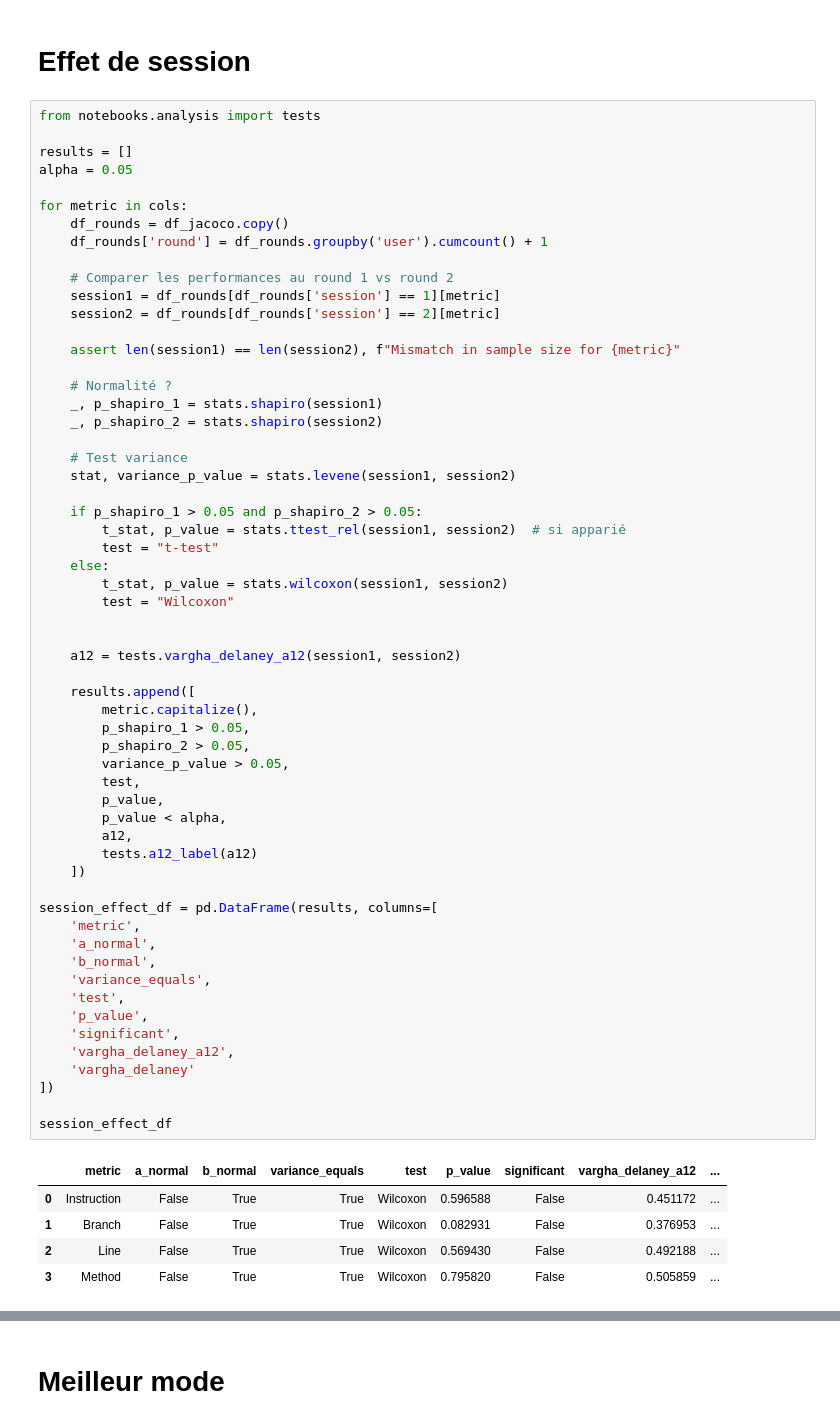
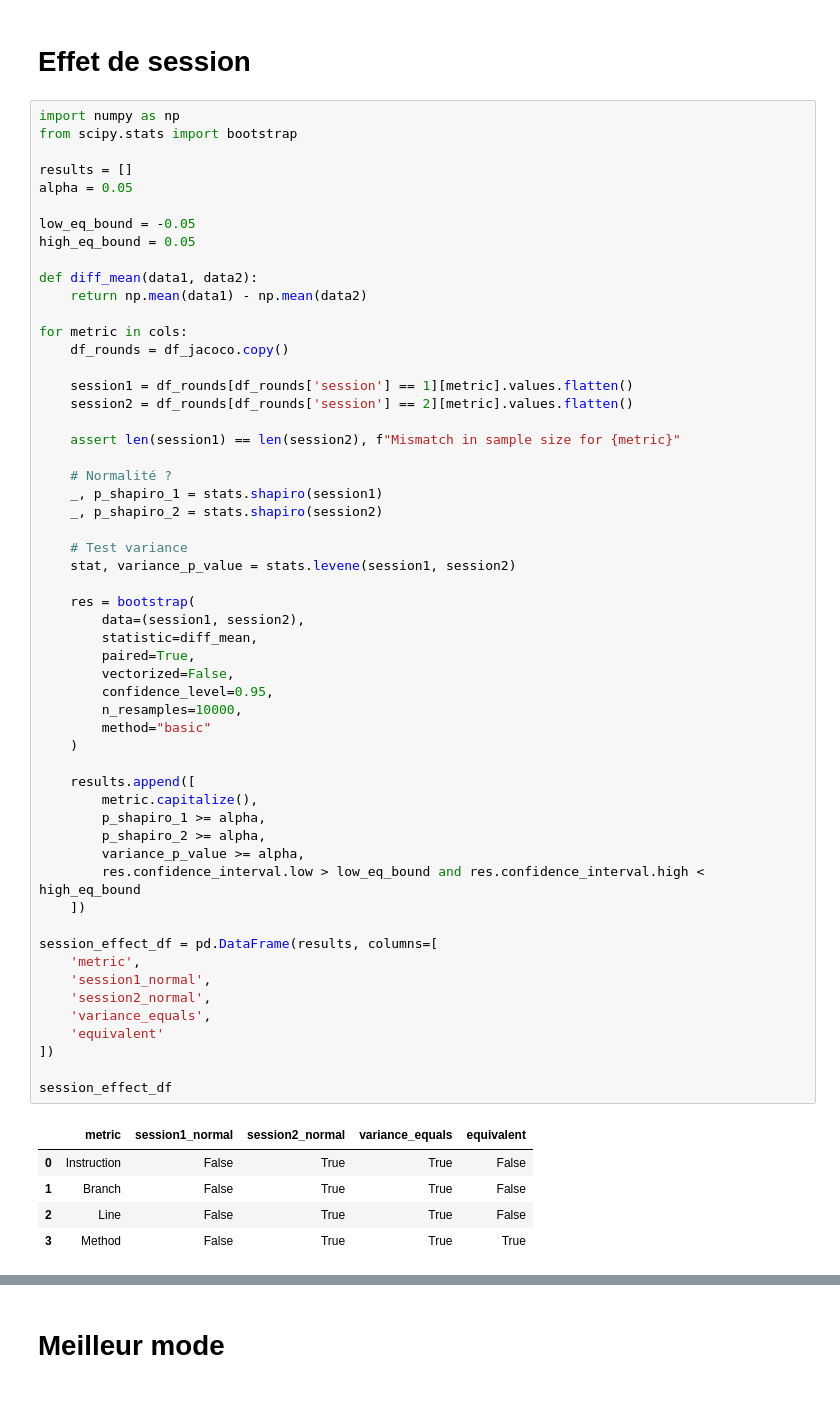
Before and after one commit to ThibBer/MemoireDataAnalytics, a Jupyter notebook: notebooks/analysis/JaCoCo.ipynb, the cells around one changed output, grey strips where cells are left out. Drawn from its saved outputs; the diff is of its cells as text.

```diff
--- a/notebooks/analysis/JaCoCo.ipynb
+++ b/notebooks/analysis/JaCoCo.ipynb
@@ -102,69 +80,66 @@ Aucun effet d'ordre.
 # %% [markdown]
 # Effet de session
 # %%
-from notebooks.analysis import tests
+import numpy as np
+from scipy.stats import bootstrap
 
 results = []
 alpha = 0.05
 
+low_eq_bound = -0.05
+high_eq_bound = 0.05
+
+def diff_mean(data1, data2):
+    return np.mean(data1) - np.mean(data2)
+
 for metric in cols:
     df_rounds = df_jacoco.copy()
-    df_rounds['round'] = df_rounds.groupby('user').cumcount() + 1
 
-    # Comparer les performances au round 1 vs round 2
-    session1 = df_rounds[df_rounds['session'] == 1][metric]
-    session2 = df_rounds[df_rounds['session'] == 2][metric]
+    session1 = df_rounds[df_rounds['session'] == 1][metric].values.flatten()
+    session2 = df_rounds[df_rounds['session'] == 2][metric].values.flatten()
 
     assert len(session1) == len(session2), f"Mismatch in sample size for {metric}"
 
     # Normalité ?
     _, p_shapiro_1 = stats.shapiro(session1)
     _, p_shapiro_2 = stats.shapiro(session2)
 
     # Test variance
     stat, variance_p_value = stats.levene(session1, session2)
 
-    if p_shapiro_1 > 0.05 and p_shapiro_2 > 0.05:
-        t_stat, p_value = stats.ttest_rel(session1, session2)  # si apparié
-        test = "t-test"
-    else:
-        t_stat, p_value = stats.wilcoxon(session1, session2)
-        test = "Wilcoxon"
-
-
-    a12 = tests.vargha_delaney_a12(session1, session2)
+    res = bootstrap(
+        data=(session1, session2),
+        statistic=diff_mean,
+        paired=True,
+        vectorized=False,
+        confidence_level=0.95,
+        n_resamples=10000,
+        method="basic"
+    )
 
     results.append([
         metric.capitalize(),
-        p_shapiro_1 > 0.05,
-        p_shapiro_2 > 0.05,
-        variance_p_value > 0.05,
-        test,
-        p_value,
-        p_value < alpha,
-        a12,
-        tests.a12_label(a12)
+        p_shapiro_1 >= alpha,
+        p_shapiro_2 >= alpha,
+        variance_p_value >= alpha,
+        res.confidence_interval.low > low_eq_bound and res.confidence_interval.high < high_eq_bound
     ])
 
 session_effect_df = pd.DataFrame(results, columns=[
     'metric',
-    'a_normal',
-    'b_normal',
+    'session1_normal',
+    'session2_normal',
     'variance_equals',
-    'test',
-    'p_value',
-    'significant',
-    'vargha_delaney_a12',
-    'vargha_delaney'
+    'equivalent'
 ])
 
 session_effect_df
 # %% [output]
-|  | metric | a_normal | b_normal | variance_equals | test | p_value | significant | vargha_delaney_a12 | ... |
-| 0 | Instruction | False | True | True | Wilcoxon | 0.596588 | False | 0.451172 | ... |
-| 1 | Branch | False | True | True | Wilcoxon | 0.082931 | False | 0.376953 | ... |
-| 2 | Line | False | True | True | Wilcoxon | 0.569430 | False | 0.492188 | ... |
-| 3 | Method | False | True | True | Wilcoxon | 0.795820 | False | 0.505859 | ... |
+|  | metric | session1_normal | session2_normal | variance_equals | equivalent |
+| 0 | Instruction | False | True | True | False |
+| 1 | Branch | False | True | True | False |
+| 2 | Line | False | True | True | False |
+| 3 | Method | False | True | True | True |
 # %%
 session_effect_df_count = len(session_effect_df[session_effect_df['significant'] == True])
 if session_effect_df_count > 0:
```
Also changed, not shown: parts of 6 cells of this notebook, 6 other files.
